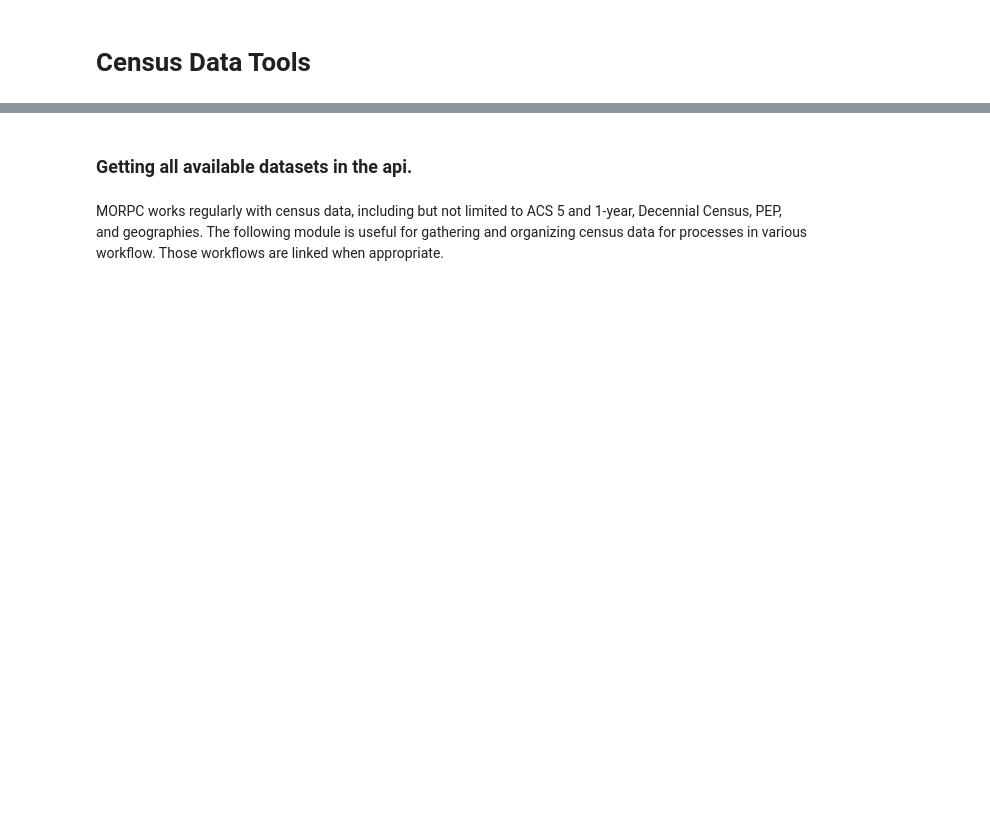
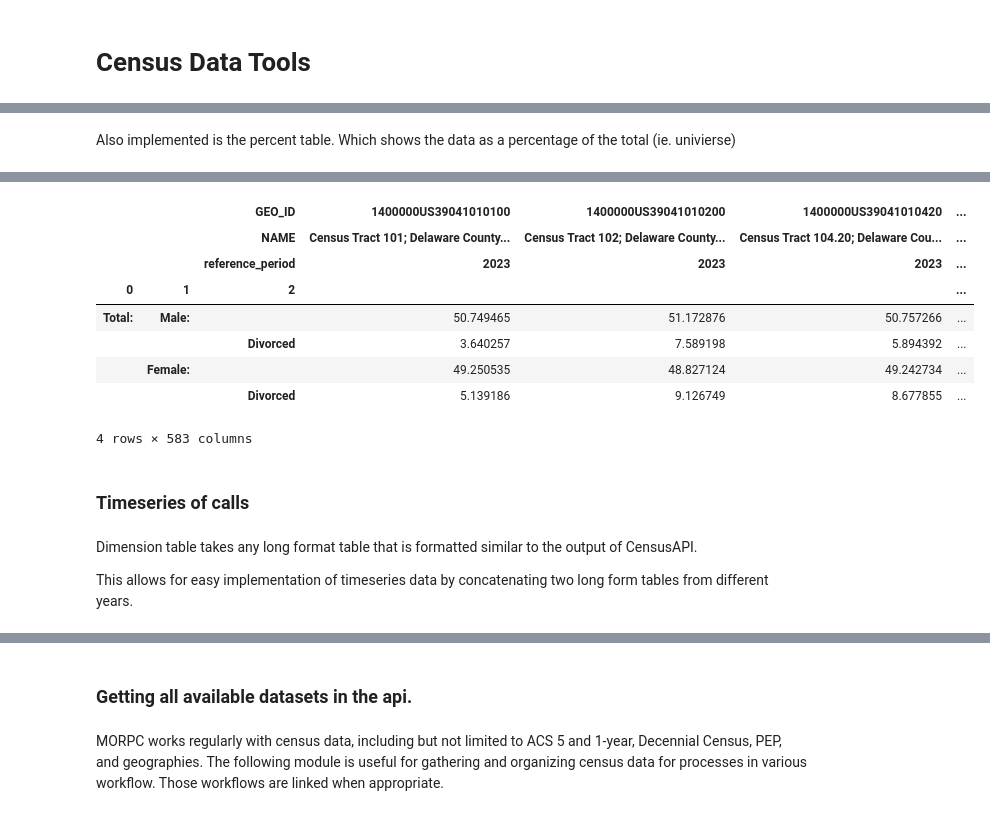
Before and after one commit to morpc/morpc-py, a Jupyter notebook: doc/07-morpc-census-demo.ipynb, the cells around one changed output, grey strips where cells are left out. Drawn from its saved outputs; the diff is of its cells as text; code cells hidden in the pictures; blank space fills up the shorter version.

```diff
--- a/doc/07-morpc-census-demo.ipynb
+++ b/doc/07-morpc-census-demo.ipynb
@@ -14,0 +263,5 @@ api_get(**req)
+# %% [markdown]
+Also implemented is the percent table. Which shows the data as a percentage of the total (ie. univierse)
+# %%
+dim_table.percent()
+# %% [output]
@@ -14,0 +271,15 @@ api_get(**req)
+|  |  | GEO_ID | 1400000US39041010100 | 1400000US39041010200 | 1400000US39041010420 | ... |
+|  |  | NAME | Census Tract 101; Delaware County... | Census Tract 102; Delaware County... | Census Tract 104.20; Delaware Cou... | ... |
+|  |  | reference_period | 2023 | 2023 | 2023 | ... |
+| 0 | 1 | 2 |  |  |  | ... |
+| Total: | Male: |  | 50.749465 | 51.172876 | 50.757266 | ... |
+|  |  | Divorced | 3.640257 | 7.589198 | 5.894392 | ... |
+|  | Female: |  | 49.250535 | 48.827124 | 49.242734 | ... |
+|  |  | Divorced | 5.139186 | 9.126749 | 8.677855 | ... |
+4 rows × 583 columns
+# %% [markdown]
+### Timeseries of calls
+# %% [markdown]
+Dimension table takes any long format table that is formatted similar to the output of CensusAPI.
+
+This allows for easy implementation of timeseries data by concatenating two long form tables from different years.
```
Also changed, not shown: parts of 43 cells of this notebook, 4 other files.
